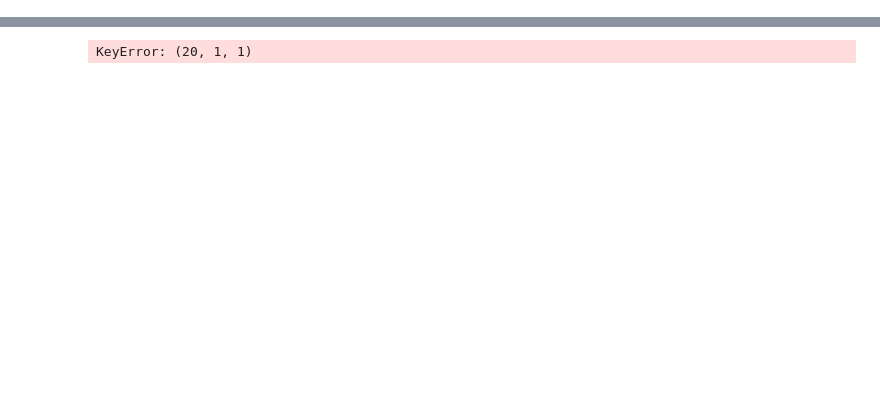
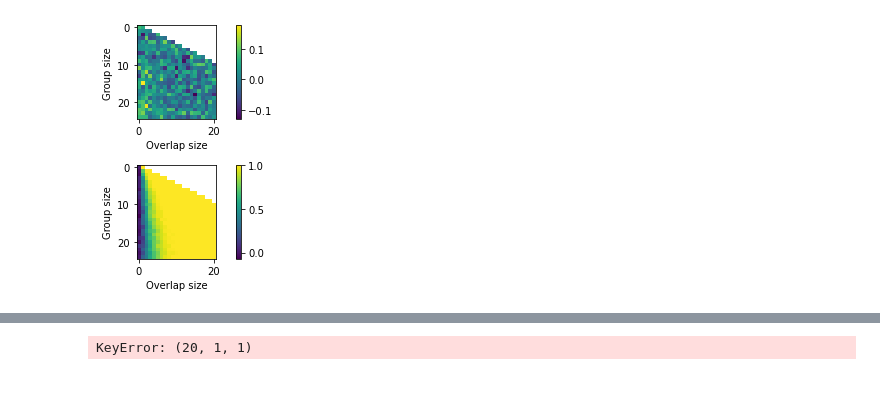
Before and after one commit to nwlandry/governance, a Jupyter notebook: generate_figures.ipynb, the cells around one changed output, grey strips where cells are left out. Saved outputs shown, nothing was run; the diff lists cells and outputs as text; code cells hidden in the pictures; blank space fills up the shorter version.

```diff
--- a/generate_figures.ipynb
+++ b/generate_figures.ipynb
@@ -281,0 +369,16 @@ plt.show()
+# %%
+plt.figure()
+plt.subplot(211)
+hm1 = plt.imshow(satisfaction_heatmap)
+plt.colorbar(hm1)
+plt.ylabel("Group size")
+plt.xlabel("Overlap size")
+plt.subplot(212)
+hm2 = plt.imshow(satisfiability_heatmap/10)
+plt.colorbar(hm2)
+plt.ylabel("Group size")
+plt.xlabel("Overlap size")
+plt.tight_layout()
+plt.show()
+# %% [output]
+[figure, added]
```
Also changed, not shown: parts of 12 cells of this notebook, 38 other files.
